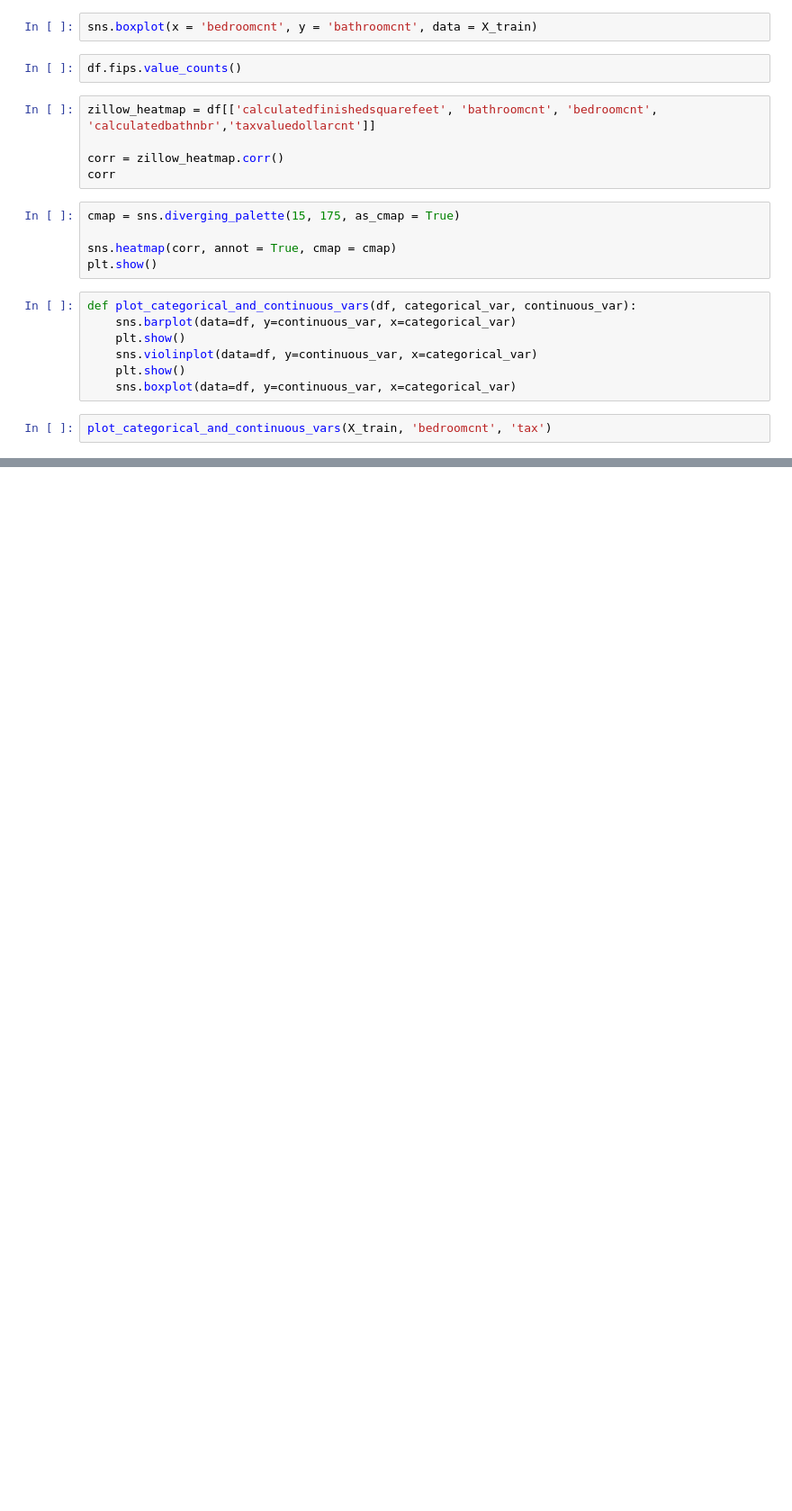
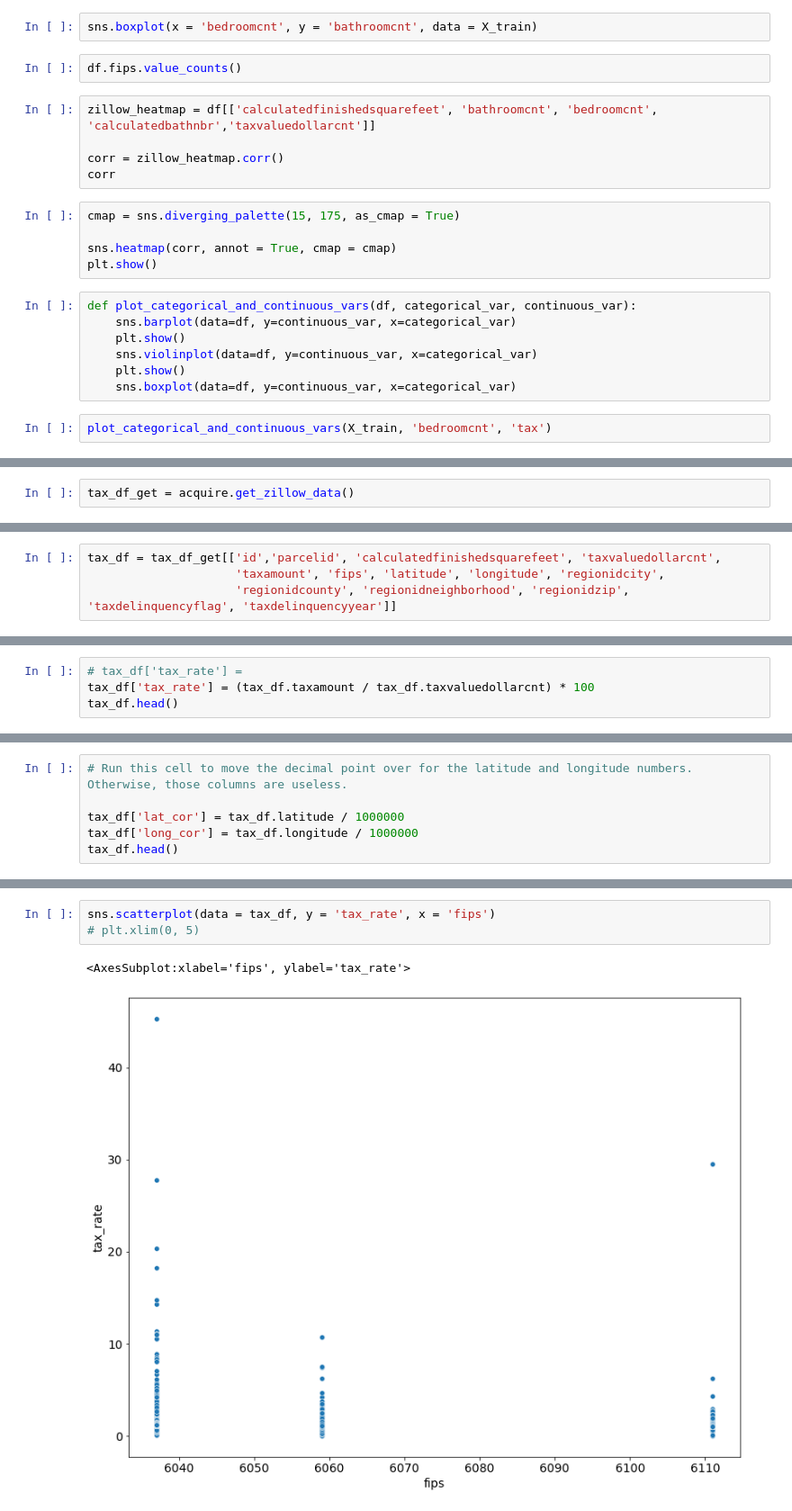
Before and after one commit to AAranda10/regression_project, a Jupyter notebook: explore.ipynb, the cells around one changed output, grey strips where cells are left out. Shown at 90% size. Drawn from its saved outputs; the diff is of its cells as text; blank space fills up the shorter version.

```diff
--- a/explore.ipynb
+++ b/explore.ipynb
@@ -266,0 +289,2 @@ plot_categorical_and_continuous_vars(X_train, 'bedroomcnt', 'tax')
+# %%
+tax_df_get = acquire.get_zillow_data()
@@ -266,0 +321,4 @@ plot_categorical_and_continuous_vars(X_train, 'bedroomcnt', 'tax')
+# %%
+tax_df = tax_df_get[['id','parcelid', 'calculatedfinishedsquarefeet', 'taxvaluedollarcnt',
+                     'taxamount', 'fips', 'latitude', 'longitude', 'regionidcity',
+                     'regionidcounty', 'regionidneighborhood', 'regionidzip', 'taxdelinquencyflag', 'taxdelinquencyyear']]
@@ -266,0 +334,4 @@ plot_categorical_and_continuous_vars(X_train, 'bedroomcnt', 'tax')
+# %%
+# tax_df['tax_rate'] =
+tax_df['tax_rate'] = (tax_df.taxamount / tax_df.taxvaluedollarcnt) * 100
+tax_df.head()
@@ -266,0 +347,6 @@ plot_categorical_and_continuous_vars(X_train, 'bedroomcnt', 'tax')
+# %%
+# Run this cell to move the decimal point over for the latitude and longitude numbers. Otherwise, those columns are useless.
+
+tax_df['lat_cor'] = tax_df.latitude / 1000000
+tax_df['long_cor'] = tax_df.longitude / 1000000
+tax_df.head()
@@ -266,0 +360,6 @@ plot_categorical_and_continuous_vars(X_train, 'bedroomcnt', 'tax')
+# %%
+sns.scatterplot(data = tax_df, y = 'tax_rate', x = 'fips')
+# plt.xlim(0, 5)
+# %% [output]
+<AxesSubplot:xlabel='fips', ylabel='tax_rate'>
+[figure, added]
```
Also changed, not shown: parts of 13 cells of this notebook, 1 other file.
